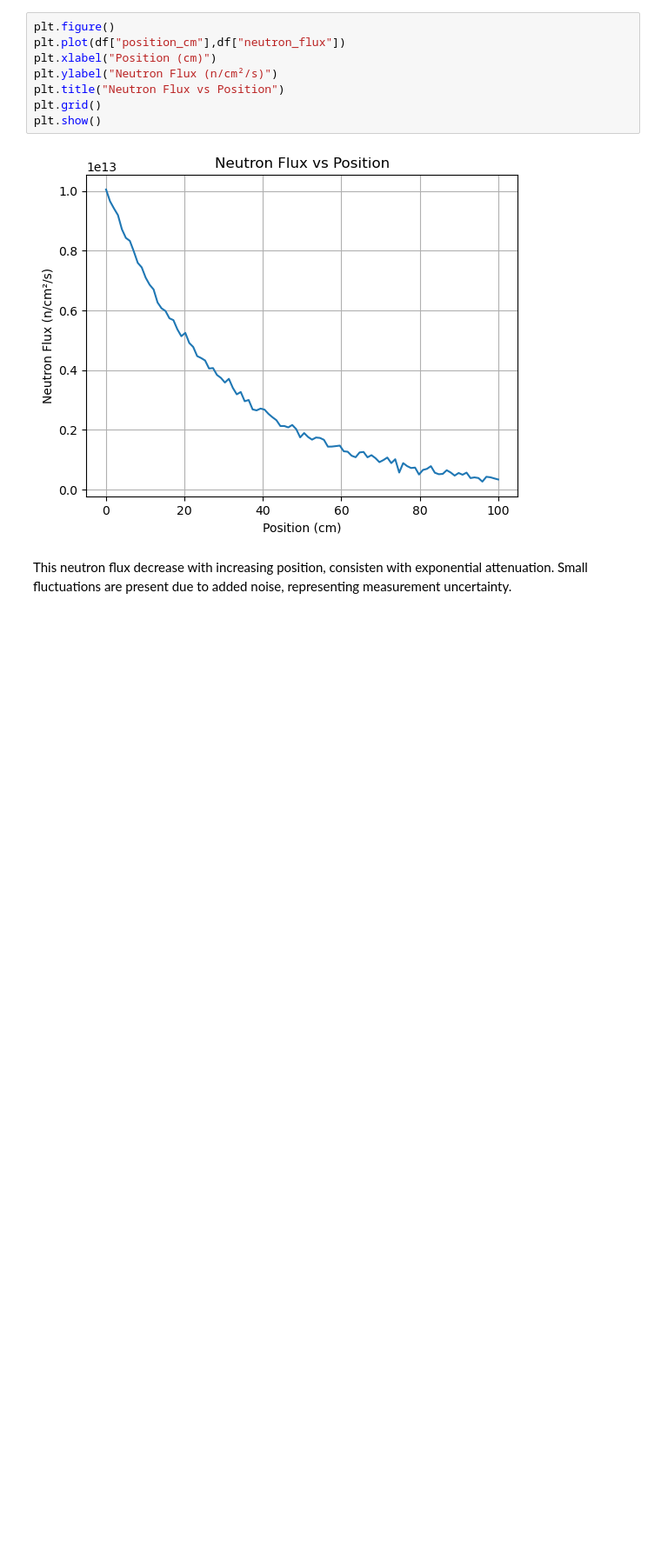
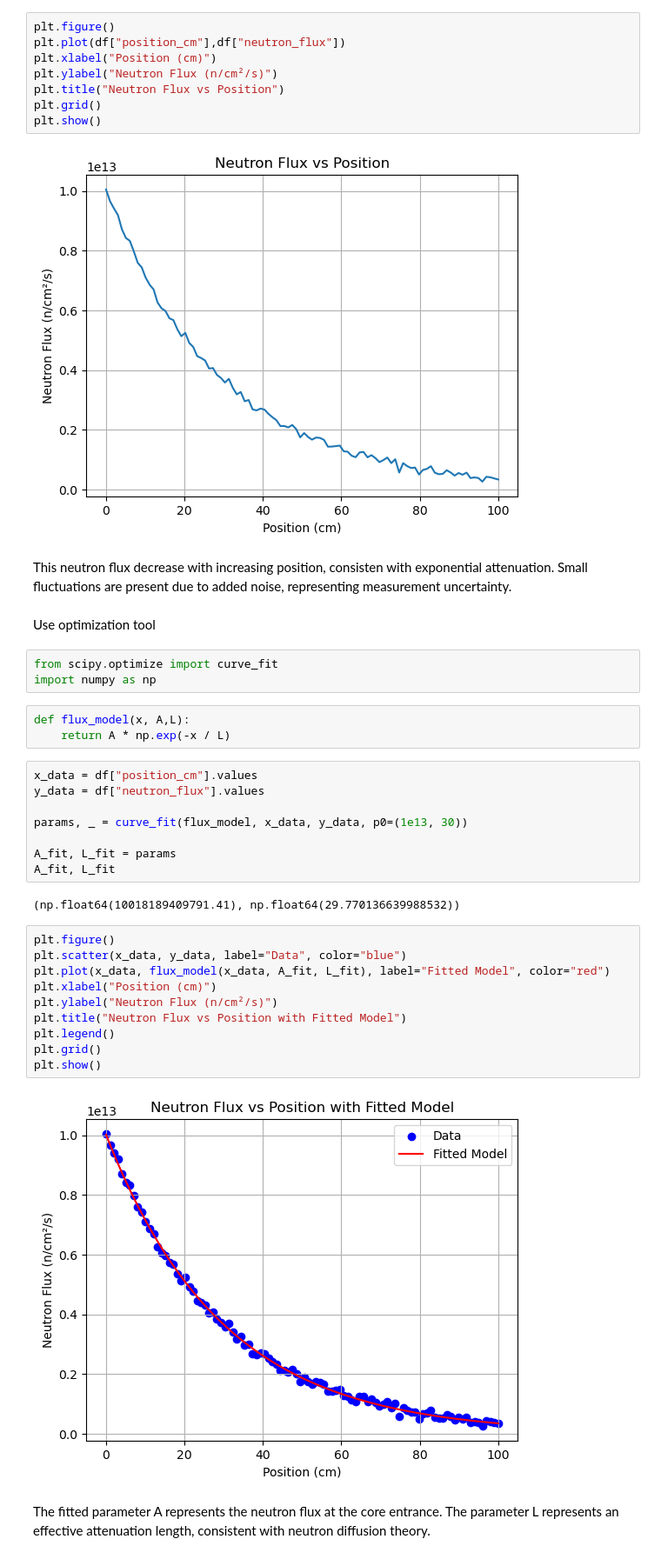
Before and after one commit to muthboravy007/neutron-flux-analysis, a Jupyter notebook: notebooks/analysis.ipynb, the cells around one changed output. Shown at 87% size. Cells and saved outputs as stored; diff of their text form; blank space fills up the shorter version.

Commit message:
Add exponential model fit and interpretation

```diff
--- a/notebooks/analysis.ipynb
+++ b/notebooks/analysis.ipynb
@@ -44,3 +44,36 @@ plt.show()
 [figure]
 # %% [markdown]
 This neutron flux decrease with increasing position, consisten with exponential attenuation. Small fluctuations are present due to added noise, representing measurement uncertainty.
+# %% [markdown]
+Use optimization tool
+# %%
+from scipy.optimize import curve_fit
+import numpy as np
+# %%
+def flux_model(x, A,L):
+    return A * np.exp(-x / L)
+# %%
+x_data = df["position_cm"].values
+y_data = df["neutron_flux"].values
+
+params, _ = curve_fit(flux_model, x_data, y_data, p0=(1e13, 30))
+
+A_fit, L_fit = params
+A_fit, L_fit
+# %% [output]
+(np.float64(10018189409791.41), np.float64(29.770136639988532))
+# %%
+plt.figure()
+plt.scatter(x_data, y_data, label="Data", color="blue")
+plt.plot(x_data, flux_model(x_data, A_fit, L_fit), label="Fitted Model", color="red")
+plt.xlabel("Position (cm)")
+plt.ylabel("Neutron Flux (n/cm²/s)")
+plt.title("Neutron Flux vs Position with Fitted Model")
+plt.legend()
+plt.grid()
+plt.show()
+# %% [output]
+[figure, added]
+# %% [markdown]
+The fitted parameter A represents the neutron flux at the core entrance.
+The parameter L represents an effective attenuation length, consistent with neutron diffusion theory.
```
